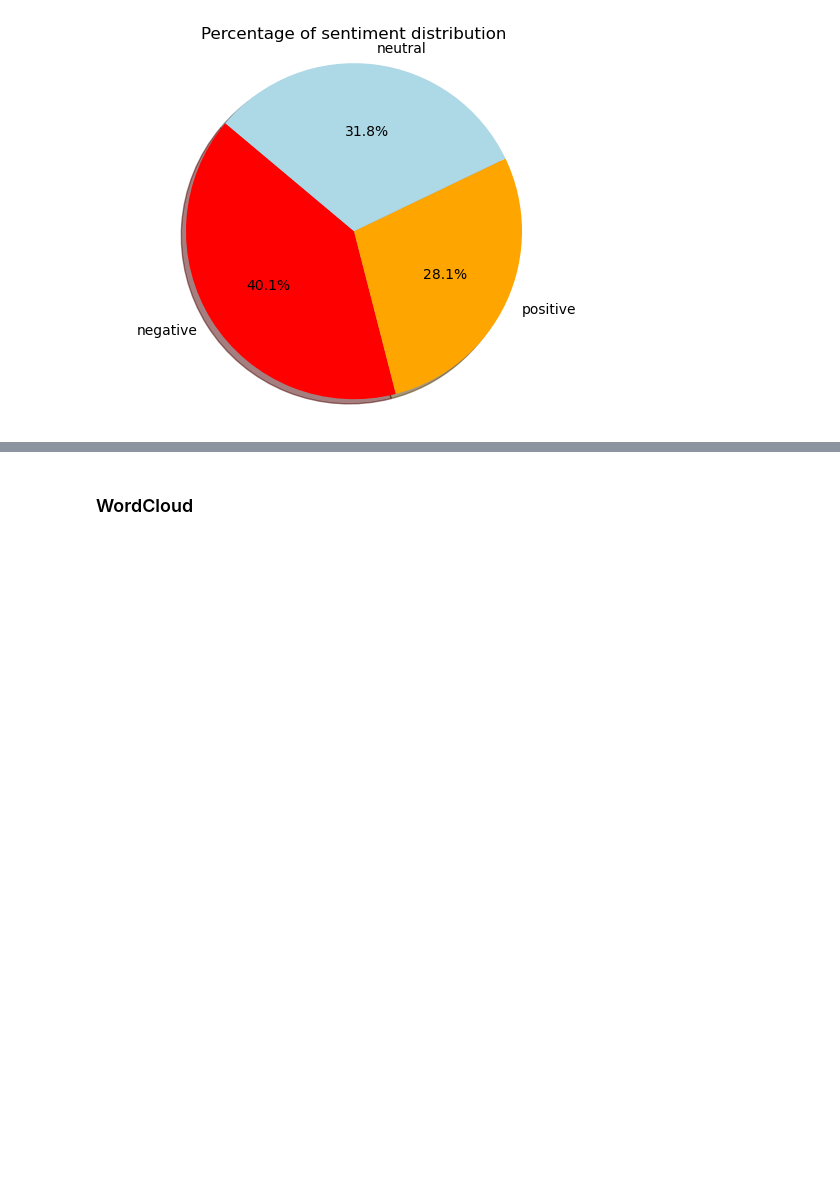
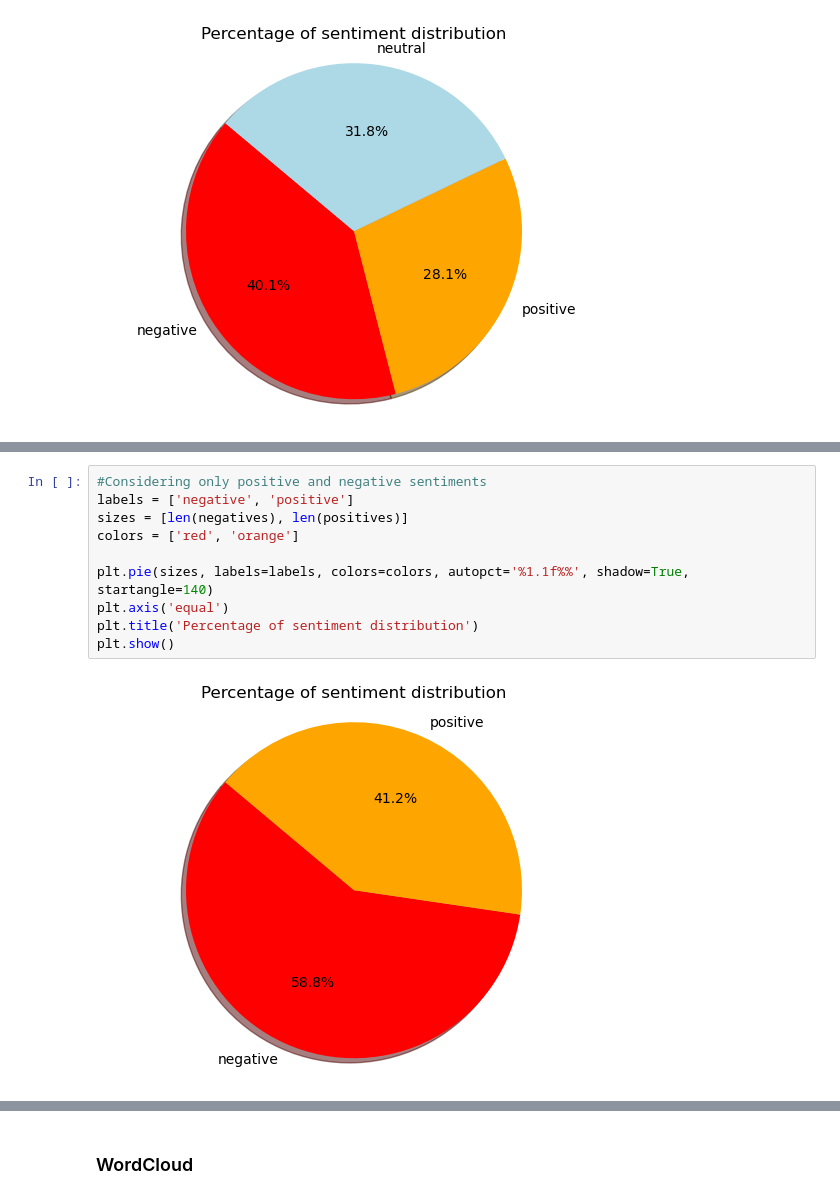
Before and after one commit to Ajkunas/computational-social-media, a Jupyter notebook: analysis_and_visualization.ipynb, the cells around one changed output, grey strips where cells are left out. Cells and saved outputs as stored; diff of their text form; blank space fills up the shorter version.

```diff
--- a/analysis_and_visualization.ipynb
+++ b/analysis_and_visualization.ipynb
@@ -94,0 +96,12 @@ plt.show()
+# %%
+#Considering only positive and negative sentiments
+labels = ['negative', 'positive']
+sizes = [len(negatives), len(positives)]
+colors = ['red', 'orange']
+
+plt.pie(sizes, labels=labels, colors=colors, autopct='%1.1f%%', shadow=True, startangle=140)
+plt.axis('equal')
+plt.title('Percentage of sentiment distribution')
+plt.show()
+# %% [output]
+[figure, added]
```
Also changed, not shown: parts of 22 cells of this notebook.
